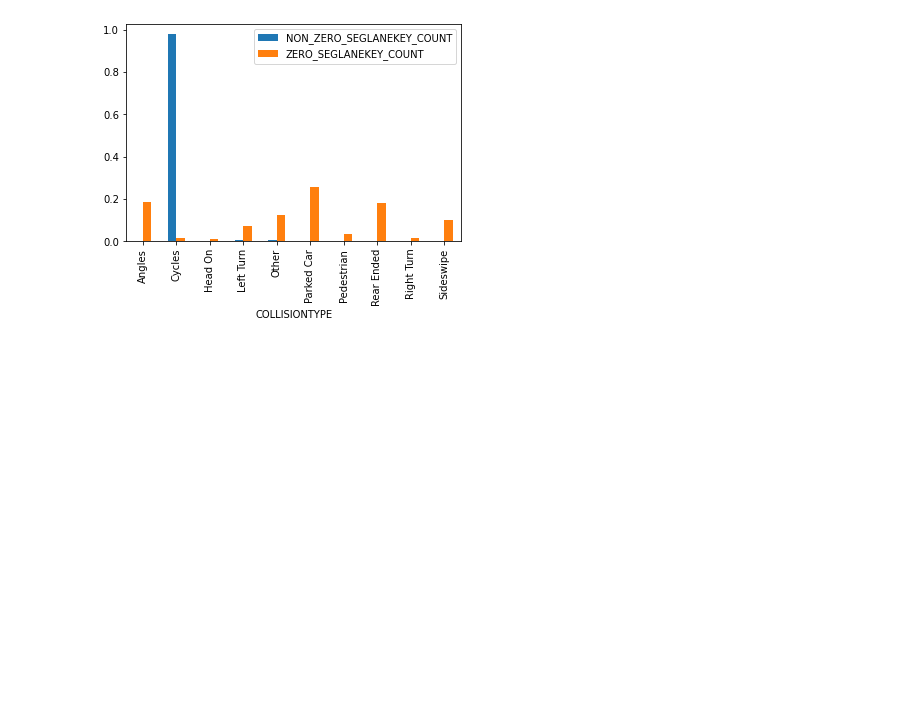
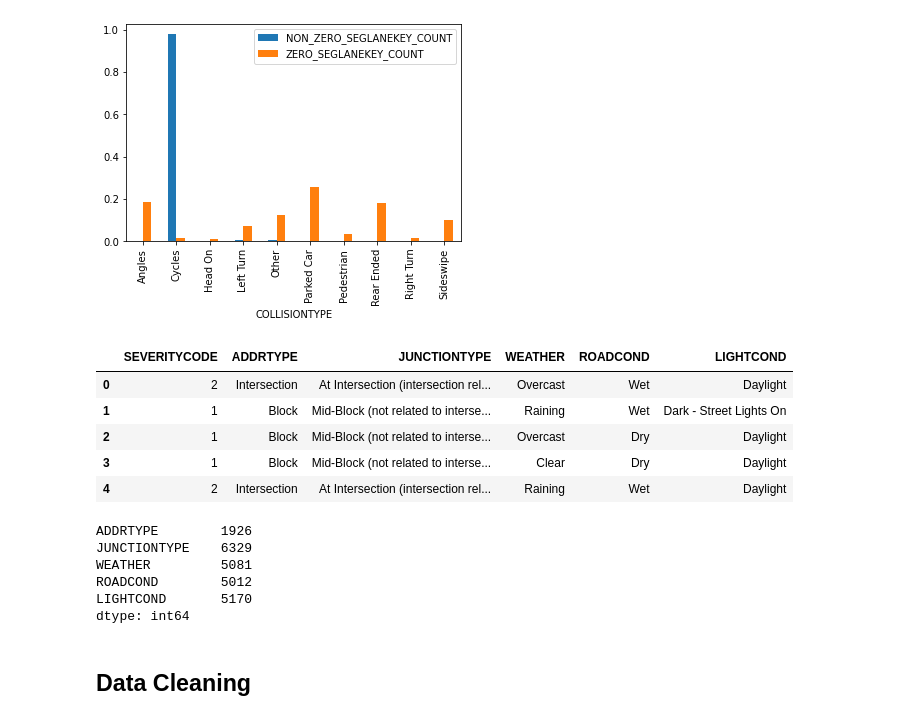
Before and after one commit to atere4ever/Coursera_Capstone, a Jupyter notebook: Car accident severity.ipynb, the cells around one changed output. Cells and saved outputs as stored; diff of their text form; code cells hidden in the pictures; blank space fills up the shorter version.

```diff
--- a/Car accident severity.ipynb
+++ b/Car accident severity.ipynb
@@ -217,3 +221,27 @@ Rear Ended                             4                  34086
 Right Turn                             4                   2952
 Sideswipe                              4                  18605
 [figure]
+# %%
+# Create a dataframe which has only the selected features#
+df_sev=df[['SEVERITYCODE','ADDRTYPE','JUNCTIONTYPE','WEATHER','ROADCOND', 'LIGHTCOND']]
+df_sev.head()
+# %% [output]
+|  | SEVERITYCODE | ADDRTYPE | JUNCTIONTYPE | WEATHER | ROADCOND | LIGHTCOND |
+| 0 | 2 | Intersection | At Intersection (intersection rel... | Overcast | Wet | Daylight |
+| 1 | 1 | Block | Mid-Block (not related to interse... | Raining | Wet | Dark - Street Lights On |
+| 2 | 1 | Block | Mid-Block (not related to interse... | Overcast | Dry | Daylight |
+| 3 | 1 | Block | Mid-Block (not related to interse... | Clear | Dry | Daylight |
+| 4 | 2 | Intersection | At Intersection (intersection rel... | Raining | Wet | Daylight |
+# %%
+### To check the null values in each Column #####
+null_columns=df_sev.columns[df_sev.isnull().any()]
+df_sev[null_columns].isnull().sum()
+# %% [output]
+ADDRTYPE        1926
+JUNCTIONTYPE    6329
+WEATHER         5081
+ROADCOND        5012
+LIGHTCOND       5170
+dtype: int64
+# %% [markdown]
+## Data Cleaning
```
Also changed, not shown: parts of 47 cells of this notebook.
